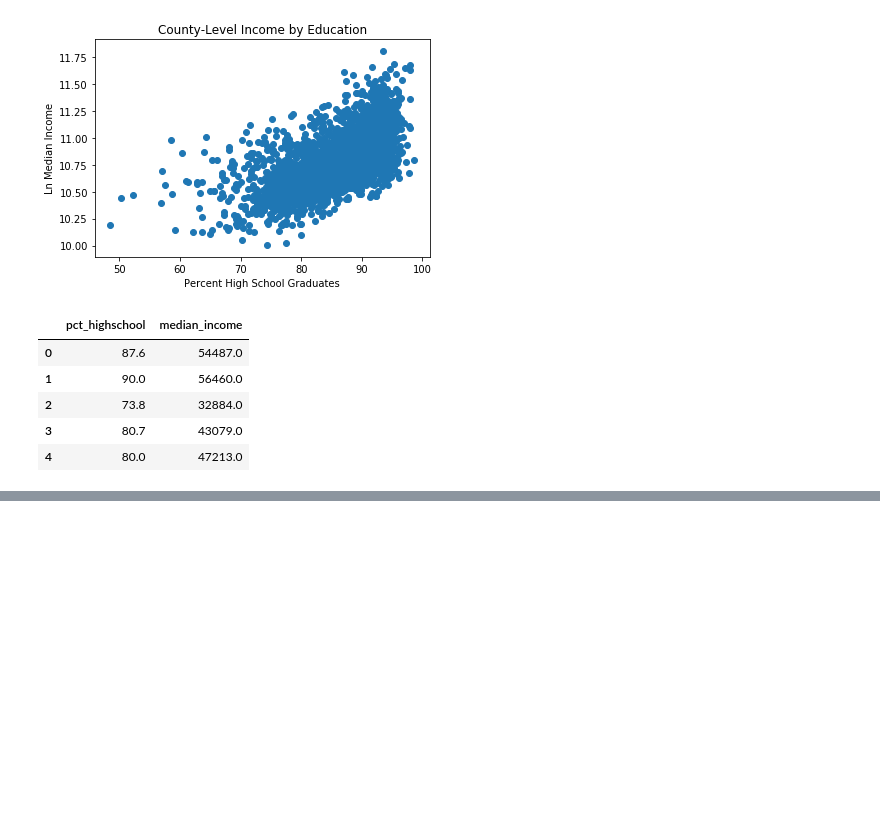
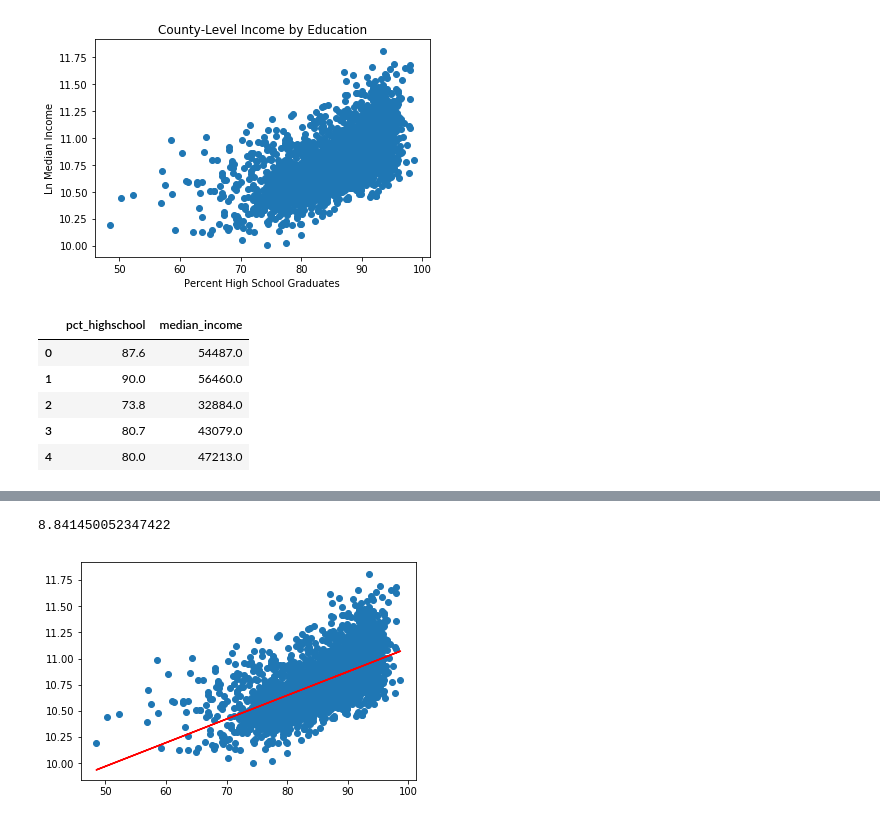
Before and after one commit to anhnguyendepocen/python-stats, a Jupyter notebook: download/lec4_stat_inference.ipynb, the cells around one changed output, grey strips where cells are left out. Saved outputs shown, nothing was run; the diff lists cells and outputs as text; code cells hidden in the pictures; blank space fills up the shorter version.

Commit message:
update notebook with reg line plot

```diff
--- a/download/lec4_stat_inference.ipynb
+++ b/download/lec4_stat_inference.ipynb
@@ -153,3 +153,17 @@ Warnings:
 [1] Standard Errors assume that the covariance matrix of the errors is correctly specified.
 [2] The condition number is large, 1.13e+03. This might indicate that there are
 strong multicollinearity or other numerical problems.
+# %%
+# model parameters
+coef = est.params
+coef.index
+# %% [output]
+8.841450052347422
+# %%
+reg_plot = plt.figure()
+plt.scatter(demo['pct_highschool'], np.log(demo['median_income']))
+plt.plot(demo['pct_highschool'], coef['Intercept'] + coef['pct_highschool']*demo['pct_highschool'],
+        color='r')
+plt.show()
+# %% [output]
+[figure, added]
```
Also changed, not shown: parts of 3 cells of this notebook, 1 other file.
